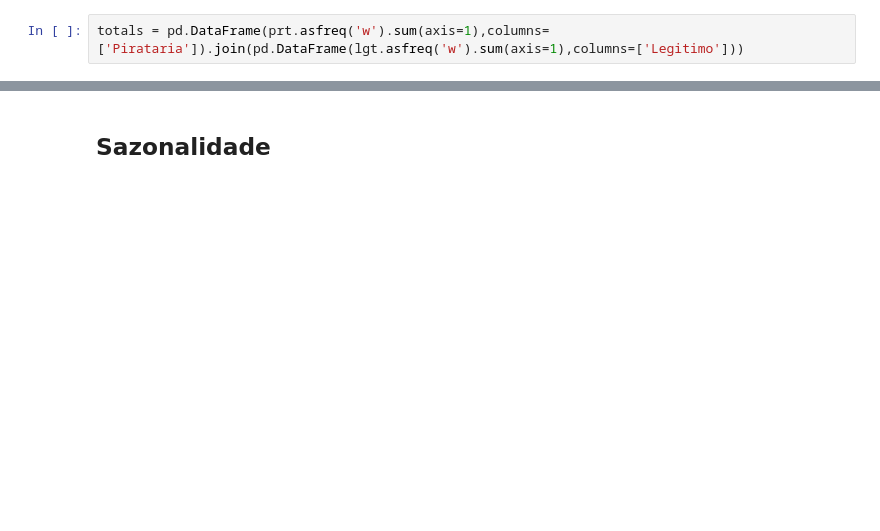
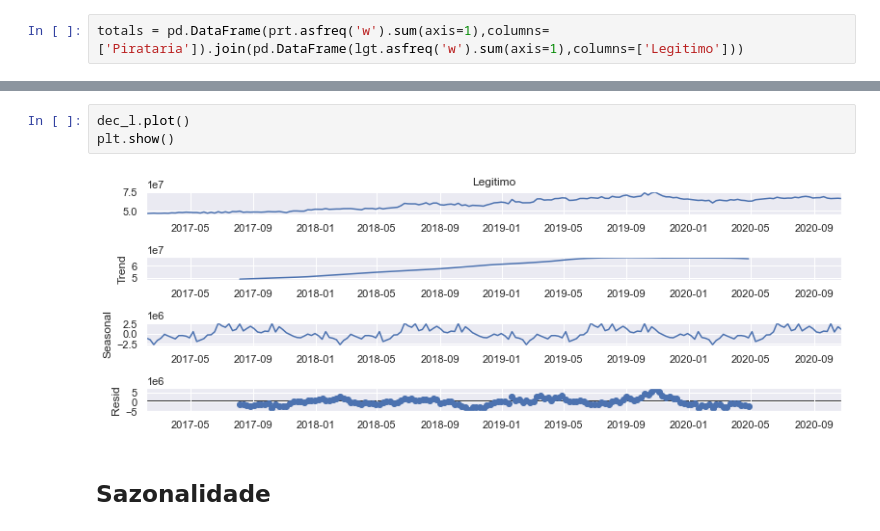
Before and after one commit to gustavo-pohlmann/TCC, a Jupyter notebook: TCC.ipynb, the cells around one changed output, grey strips where cells are left out. Saved outputs shown, nothing was run; the diff lists cells and outputs as text; blank space fills up the shorter version.

```diff
--- a/TCC.ipynb
+++ b/TCC.ipynb
@@ -105,3 +134,8 @@ dec = seasonal_decompose(totals, model='additive')
+# %%
+dec_l.plot()
+plt.show()
+# %% [output]
+[figure, added]
 # %% [markdown]
 ## Sazonalidade
 # %%
```
Also changed, not shown: parts of 44 cells of this notebook.
